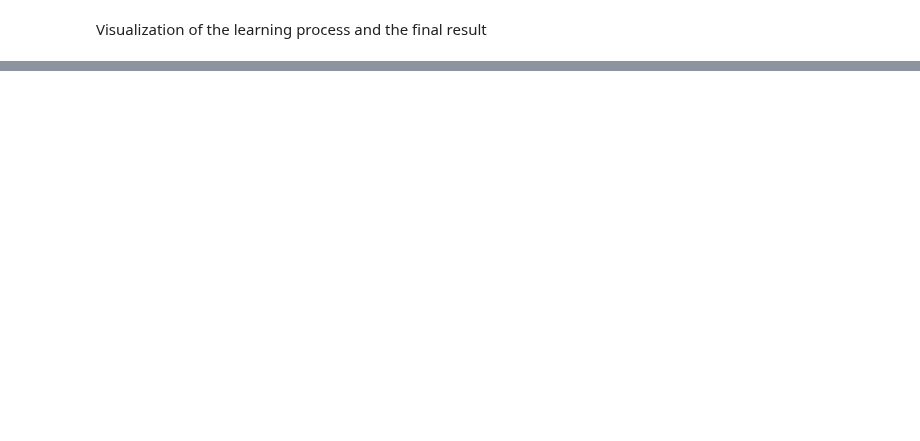
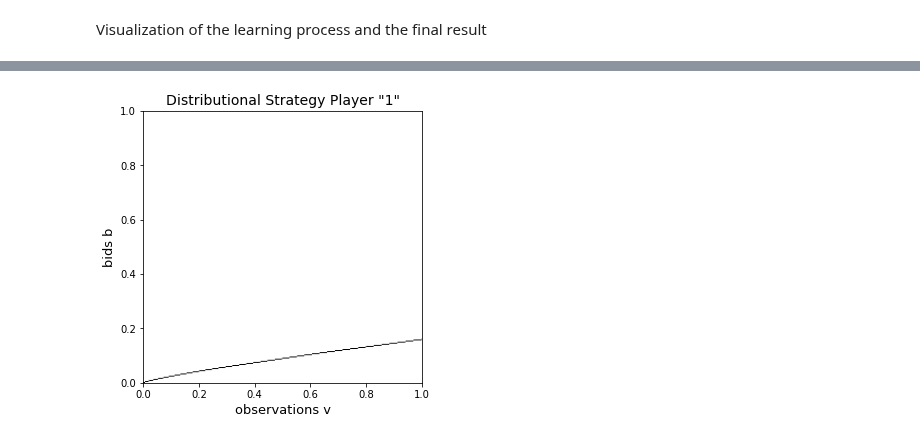
Before and after one commit to MOberlechner/soda, a Jupyter notebook: notebooks/examples/single_item_auction_roi.ipynb, the cells around one changed output, grey strips where cells are left out. Saved outputs shown, nothing was run; the diff lists cells and outputs as text; code cells hidden in the pictures; blank space fills up the shorter version.

```diff
--- a/notebooks/examples/single_item_auction_roi.ipynb
+++ b/notebooks/examples/single_item_auction_roi.ipynb
@@ -76,0 +86,4 @@ strategies['1'].plot(more=True)
+# %%
+strategies['1'].plot(more=False)
+# %% [output]
+[figure, added]
```
Also changed, not shown: parts of 10 cells of this notebook.
